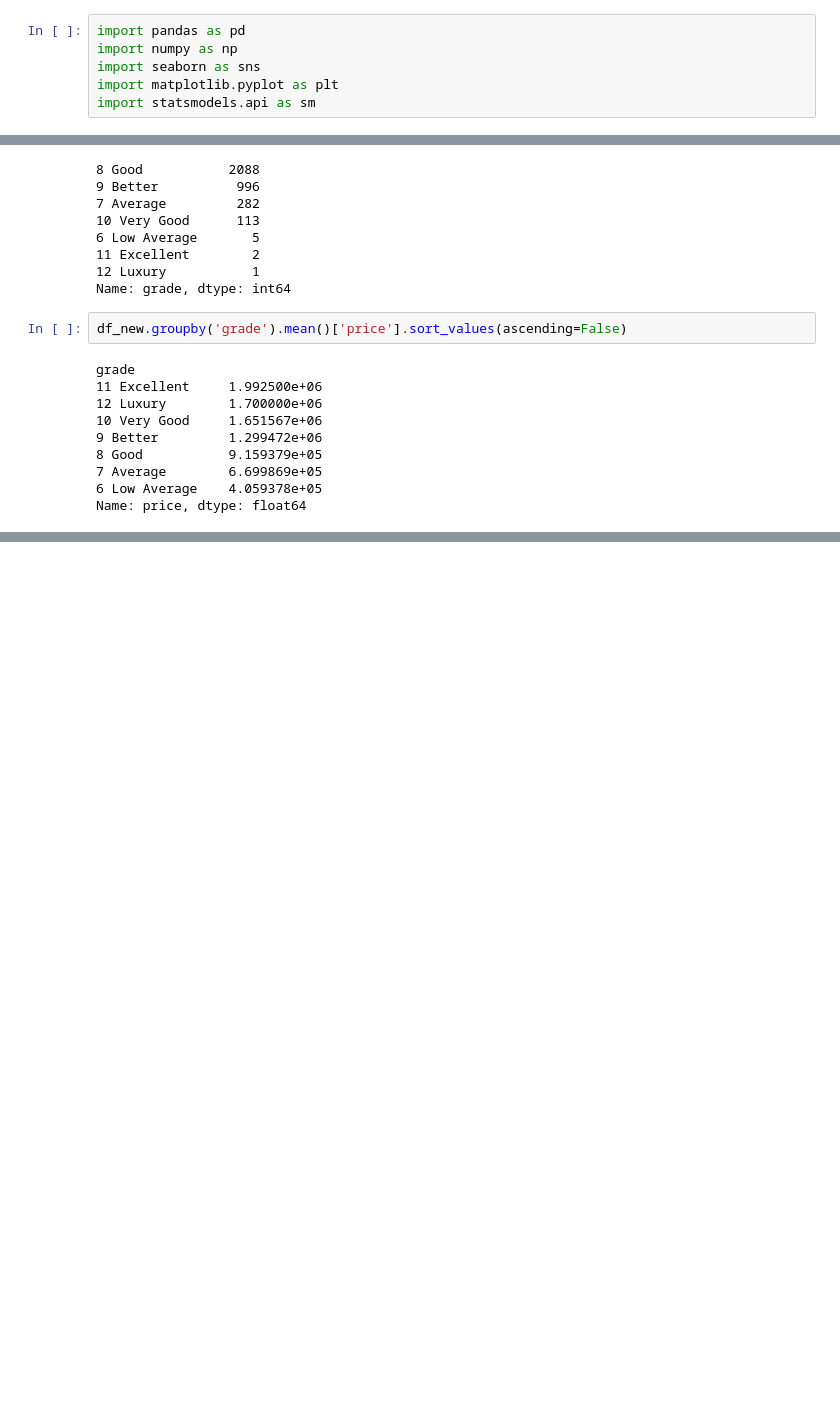
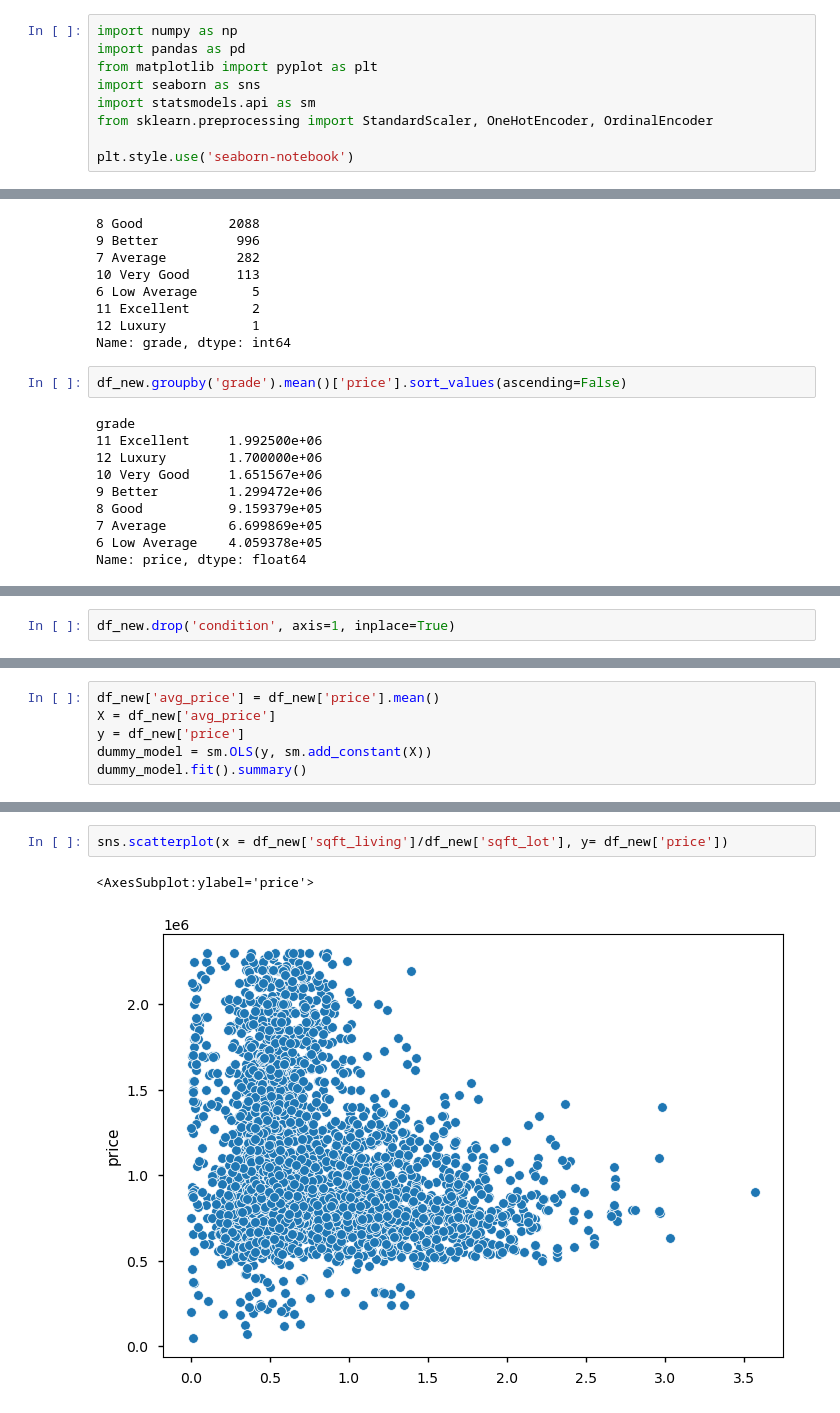
Before and after one commit to dnigh45/dsc-phase-2-djrachjake, a Jupyter notebook: dj.ipynb, the cells around one changed output, grey strips where cells are left out. Cells and saved outputs as stored; diff of their text form; blank space fills up the shorter version.

Commit message:
generating first models

```diff
--- a/dj.ipynb
+++ b/dj.ipynb
@@ -31,11 +31,14 @@ Please fill out:
                9 File(s)      3,605,432 bytes
                3 Dir(s)  243,775,614,976 bytes free
 # %%
+import numpy as np
 import pandas as pd
-import numpy as np
+from matplotlib import pyplot as plt
 import seaborn as sns
-import matplotlib.pyplot as plt
 import statsmodels.api as sm
+from sklearn.preprocessing import StandardScaler, OneHotEncoder, OrdinalEncoder
+
+plt.style.use('seaborn-notebook')
 # %%
 df = pd.read_csv('data/kc_house_data.csv')
 df.head()
@@ -754,0 +767,2 @@ Name: price, dtype: float64
+# %%
+df_new.drop('condition', axis=1, inplace=True)
@@ -754,0 +960,6 @@ Name: price, dtype: float64
+# %%
+df_new['avg_price'] = df_new['price'].mean()
+X = df_new['avg_price']
+y = df_new['price']
+dummy_model = sm.OLS(y, sm.add_constant(X))
+dummy_model.fit().summary()
@@ -754,0 +999,5 @@ Name: price, dtype: float64
+# %%
+sns.scatterplot(x = df_new['sqft_living']/df_new['sqft_lot'], y= df_new['price'])
+# %% [output]
+<AxesSubplot:ylabel='price'>
+[figure, added]
```
Also changed, not shown: parts of 51 cells of this notebook.
